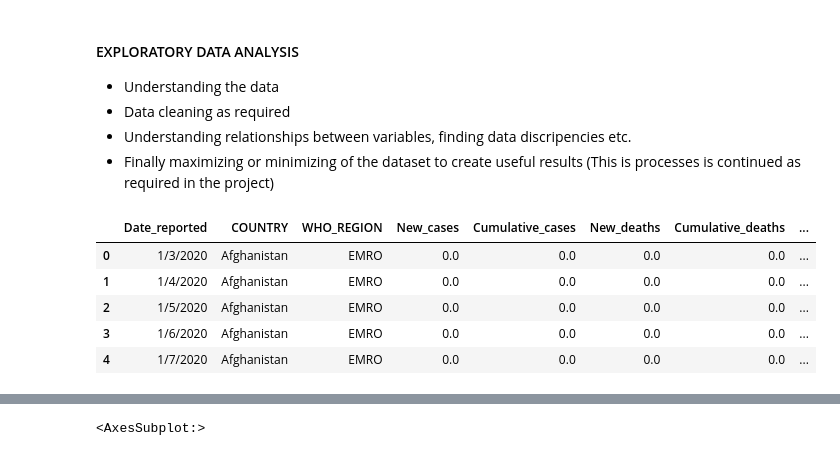
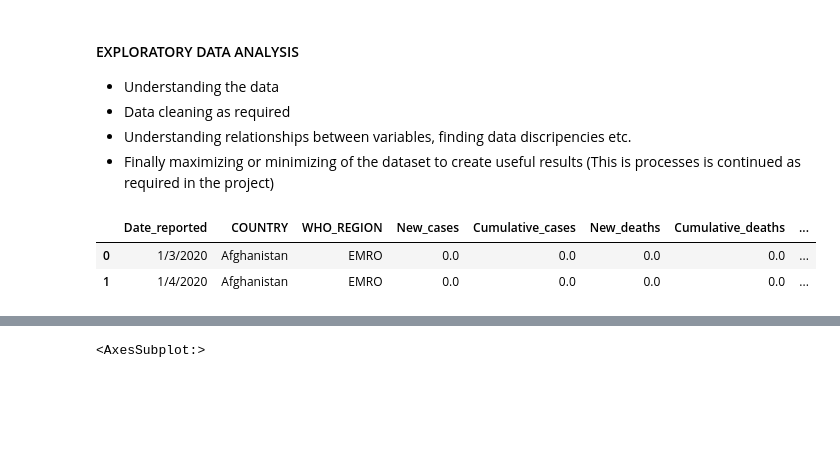
Before and after one commit to uic-cs418/cs418-spring22-the-wild-card, a Jupyter notebook: FinalReport.ipynb, the cells around one changed output, grey strips where cells are left out. Saved outputs shown, nothing was run; the diff lists cells and outputs as text; code cells hidden in the pictures; blank space fills up the shorter version.

```diff
--- a/FinalReport.ipynb
+++ b/FinalReport.ipynb
@@ -82,13 +75,10 @@ Name: COUNTRY, dtype: int64
 # %%
 ## Dropping inessential columns
 if 'Country_code' in main.columns and 'ISO3' in main.columns and 'DATA_SOURCE' in main.columns:
     main = main.drop(columns=['Country_code', 'ISO3', 'DATA_SOURCE'])
 pd.set_option('display.max_rows', None) ##to see at first 100 rows and understand any trends in the dataset
-main.head()
+main.head(2)
 # %% [output]
 |  | Date_reported | COUNTRY | WHO_REGION | New_cases | Cumulative_cases | New_deaths | Cumulative_deaths | ... |
 | 0 | 1/3/2020 | Afghanistan | EMRO | 0.0 | 0.0 | 0.0 | 0.0 | ... |
 | 1 | 1/4/2020 | Afghanistan | EMRO | 0.0 | 0.0 | 0.0 | 0.0 | ... |
-| 2 | 1/5/2020 | Afghanistan | EMRO | 0.0 | 0.0 | 0.0 | 0.0 | ... |
-| 3 | 1/6/2020 | Afghanistan | EMRO | 0.0 | 0.0 | 0.0 | 0.0 | ... |
-| 4 | 1/7/2020 | Afghanistan | EMRO | 0.0 | 0.0 | 0.0 | 0.0 | ... |
```
Also changed, not shown: parts of 36 cells of this notebook, 1 other file.
